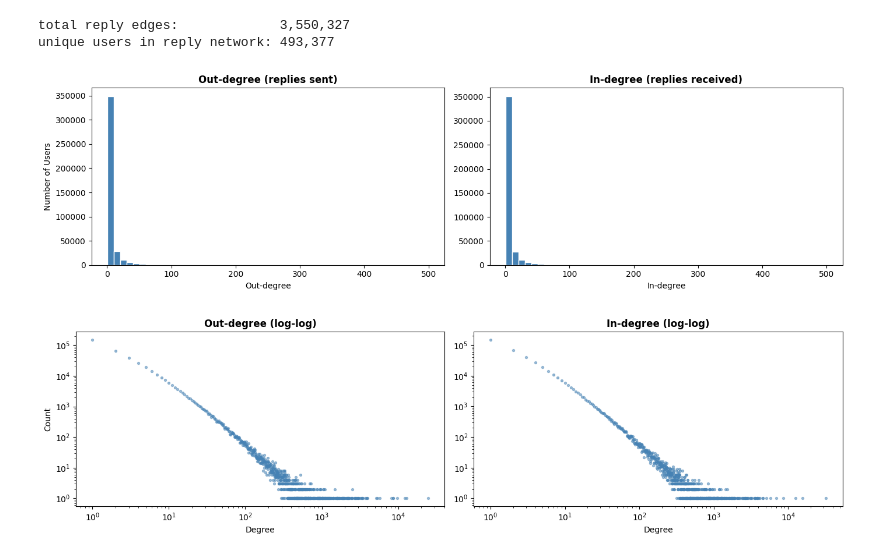
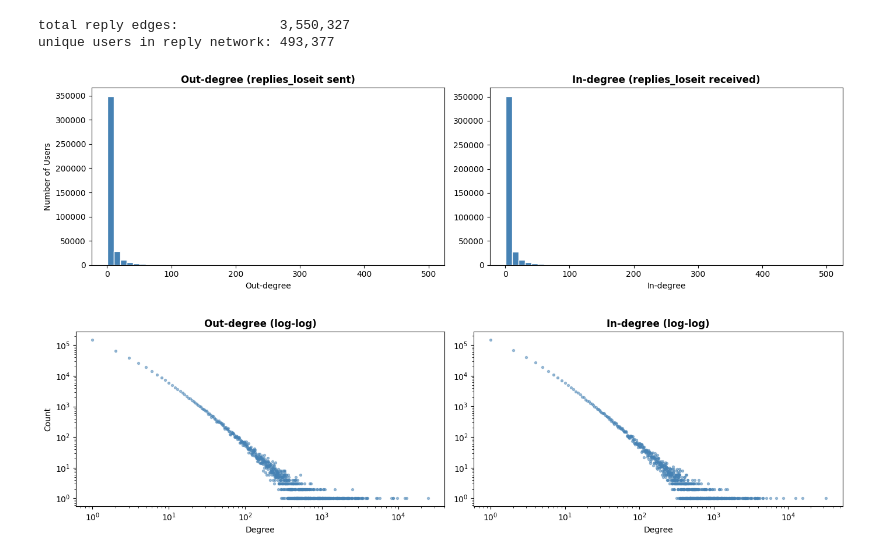
Before and after one commit to yangshuting0525/30200-final-proposal, a Jupyter notebook: code/EDA.ipynb, the cells around one changed output. Cells and saved outputs as stored; diff of their text form; code cells hidden in the pictures.

```diff
--- a/code/EDA.ipynb
+++ b/code/EDA.ipynb
@@ -961,13 +985,13 @@ total activity records: 8,247,652
 # %%
-# compute per-user activity stats
-user_stats = activity.groupby('author').agg(
+# compute per-user activity_loseit stats
+user_stats_loseit = activity_loseit.groupby('author').agg(
     n_activity = ('created_utc', 'count'),
     first_post = ('created_utc', 'min'),
     last_post  = ('created_utc', 'max')
 ).reset_index()
 
-print(f'total unique users: {len(user_stats):,}')
-user_stats.head()
+print(f'total unique users: {len(user_stats_loseit):,}')
+user_stats_loseit.head()
 # %% [output]
 total unique users: 792,129
 |  | author | n_activity | first_post | last_post |
@@ -977,10 +1001,10 @@ total unique users: 792,129
 | 3 | -----Andrew----- | 1 | 2017-08-13 04:22:16+00:00 | 2017-08-13 04:22:16+00:00 |
 | 4 | -----Ash----- | 1 | 2019-02-16 14:03:13+00:00 | 2019-02-16 14:03:13+00:00 |
 # %%
-# compute the bottom 5% activity threshold (calculated per subreddit)
-threshold = int(user_stats['n_activity'].quantile(0.05))
+# compute the bottom 5% activity_loseit threshold (calculated per subreddit)
+threshold = int(user_stats_loseit['n_activity'].quantile(0.05))
 print(f'bottom 5% threshold: {threshold} activities')
-print(f'users before filter: {len(user_stats):,}')
+print(f'users before filter: {len(user_stats_loseit):,}')
 # %% [output]
 bottom 5% threshold: 1 activities
 users before filter: 792,129
@@ -1300,39 +1348,39 @@ The scatter plots confirm that recency is always less than or equal to T for eve
 # %%
 # build reply edges from parent_id
 # 't1_' prefix means reply to a comment; strip prefix to get parent comment's base id
-comment_author = comments_df.set_index('id')['author'].to_dict()
+comment_author_loseit = comments_loseit.set_index('id')['author'].to_dict()
 
-replies = comments_df[comments_df['parent_id'].str.startswith('t1_', na=False)].copy()
-replies['parent_comment_id'] = replies['parent_id'].str[3:]
-replies['parent_author']     = replies['parent_comment_id'].map(comment_author)
+replies_loseit = comments_loseit[comments_loseit['parent_id'].str.startswith('t1_', na=False)].copy()
+replies_loseit['parent_comment_id'] = replies_loseit['parent_id'].str[3:]
+replies_loseit['parent_author']     = replies_loseit['parent_comment_id'].map(comment_author_loseit)
 
-edges_df = replies[['author', 'parent_author']].dropna()
-edges_df = edges_df[edges_df['author'] != edges_df['parent_author']]
+edges_loseit = replies_loseit[['author', 'parent_author']].dropna()
+edges_loseit = edges_loseit[edges_loseit['author'] != edges_loseit['parent_author']]
 
-print(f'total reply edges:             {len(edges_df):,}')
-print(f'unique users in reply network: {pd.concat([edges_df["author"], edges_df["parent_author"]]).nunique():,}')
+print(f'total reply edges:             {len(edges_loseit):,}')
+print(f'unique users in reply network: {pd.concat([edges_loseit["author"], edges_loseit["parent_author"]]).nunique():,}')
 # %% [output]
 total reply edges:             3,550,327
 unique users in reply network: 493,377
 # %%
 # in-degree and out-degree distributions
-out_deg = edges_df['author'].value_counts()
-in_deg  = edges_df['parent_author'].value_counts()
+out_deg_loseit = edges_loseit['author'].value_counts()
+in_deg_loseit  = edges_loseit['parent_author'].value_counts()
 
 fig, axes = plt.subplots(1, 2, figsize=(14, 4))
 
-axes[0].hist(out_deg.clip(upper=500), bins=50, color='steelblue', edgecolor='white')
-axes[0].set_title('Out-degree (replies sent)', fontweight='bold')
+axes[0].hist(out_deg_loseit.clip(upper=500), bins=50, color='steelblue', edgecolor='white')
+axes[0].set_title('Out-degree (replies_loseit sent)', fontweight='bold')
 axes[0].set_xlabel('Out-degree')
 axes[0].set_ylabel('Number of Users')
 
-axes[1].hist(in_deg.clip(upper=500), bins=50, color='steelblue', edgecolor='white')
-axes[1].set_title('In-degree (replies received)', fontweight='bold')
+axes[1].hist(in_deg_loseit.clip(upper=500), bins=50, color='steelblue', edgecolor='white')
+axes[1].set_title('In-degree (replies_loseit received)', fontweight='bold')
 axes[1].set_xlabel('In-degree')
 
 plt.tight_layout()
 plt.show()
 # %% [output]
-[figure, old version]
+[figure, new version]
 # %%
 # log-log degree distribution (power-law check)
```
Also changed, not shown: parts of 116 cells of this notebook.
